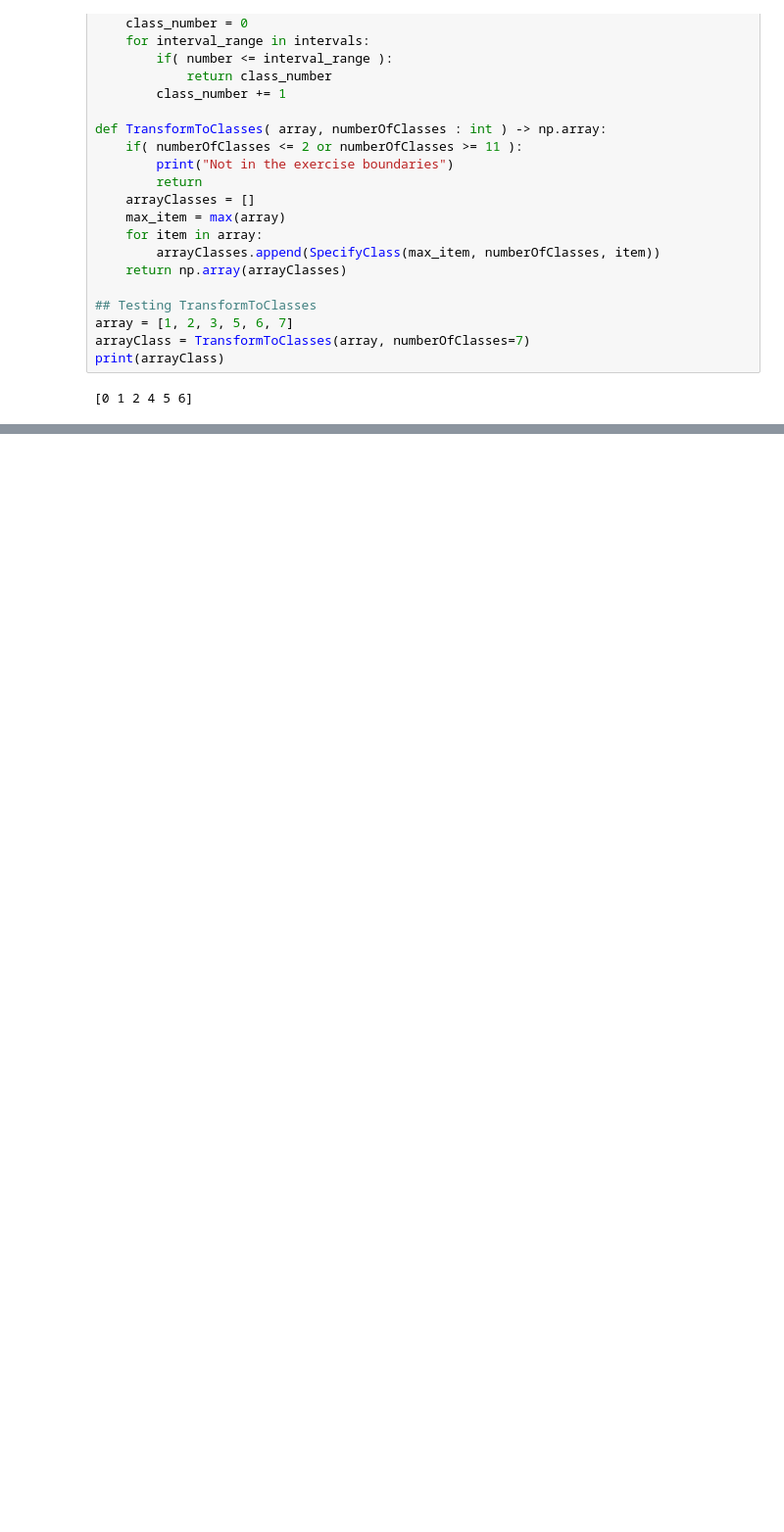
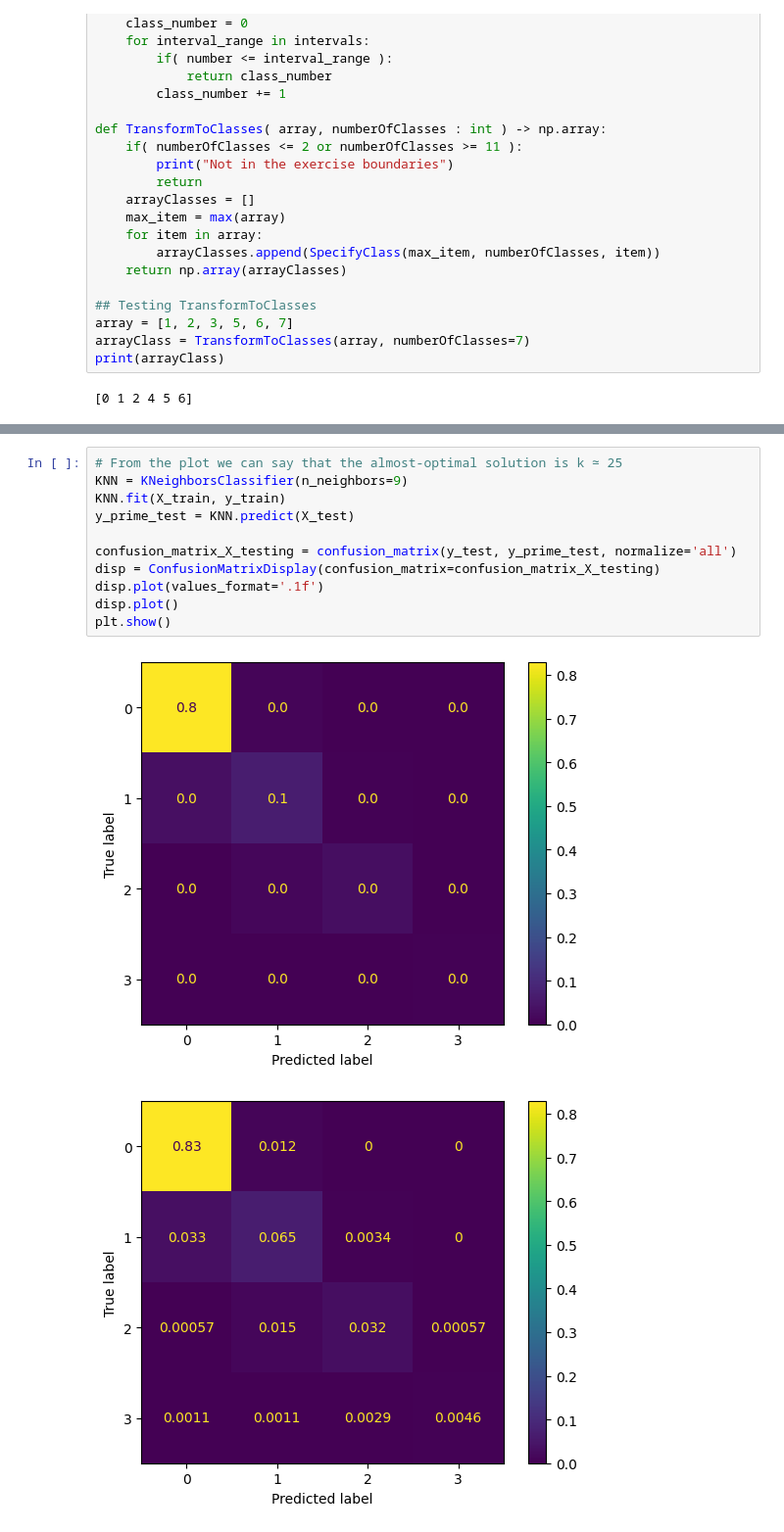
Before and after one commit to gabriel-marchetti/personal, a Jupyter notebook: aula_unicamp/2024_1s/mc886/Trabalhos/Trabalho1/code_bikes.ipynb, the cells around one changed output, grey strips where cells are left out. Shown: that part at 98% size. Cells and saved outputs as stored; diff of their text form; blank space fills up the shorter version.

```diff
--- a/aula_unicamp/2024_1s/mc886/Trabalhos/Trabalho1/code_bikes.ipynb
+++ b/aula_unicamp/2024_1s/mc886/Trabalhos/Trabalho1/code_bikes.ipynb
@@ -109,0 +186,14 @@ print(arrayClass)
+# %%
+# From the plot we can say that the almost-optimal solution is k ≃ 25
+KNN = KNeighborsClassifier(n_neighbors=9)
+KNN.fit(X_train, y_train)
+y_prime_test = KNN.predict(X_test)
+
+confusion_matrix_X_testing = confusion_matrix(y_test, y_prime_test, normalize='all')
+disp = ConfusionMatrixDisplay(confusion_matrix=confusion_matrix_X_testing)
+disp.plot(values_format='.1f')
+disp.plot()
+plt.show()
+# %% [output]
+[figure, added]
+[figure, added]
```
Also changed, not shown: parts of 10 cells of this notebook, 1 other file.
